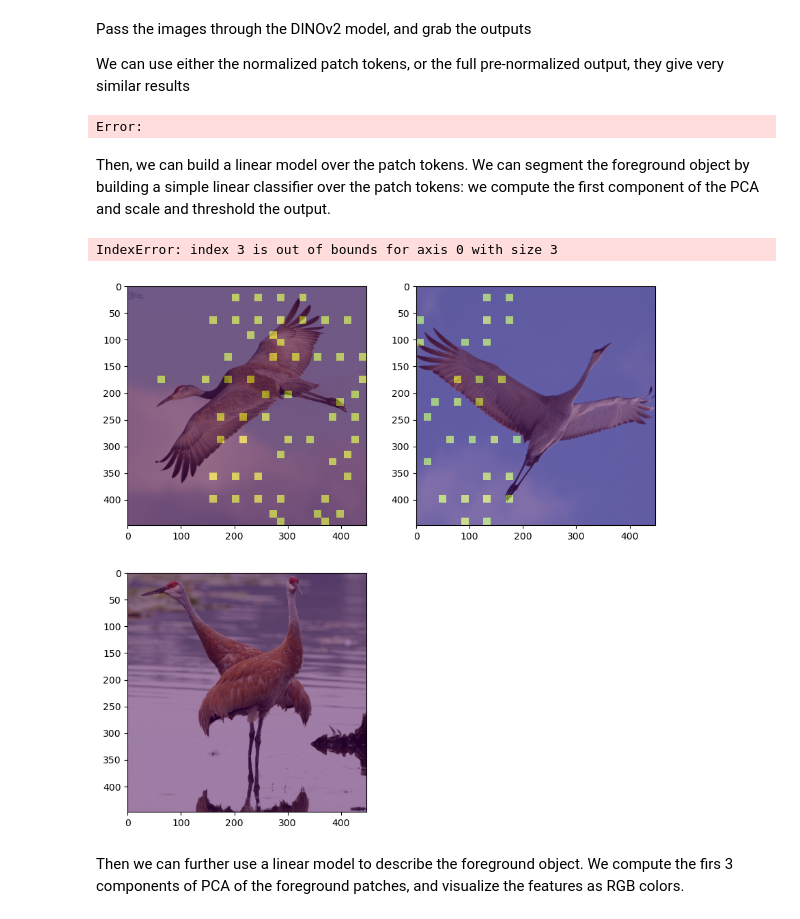
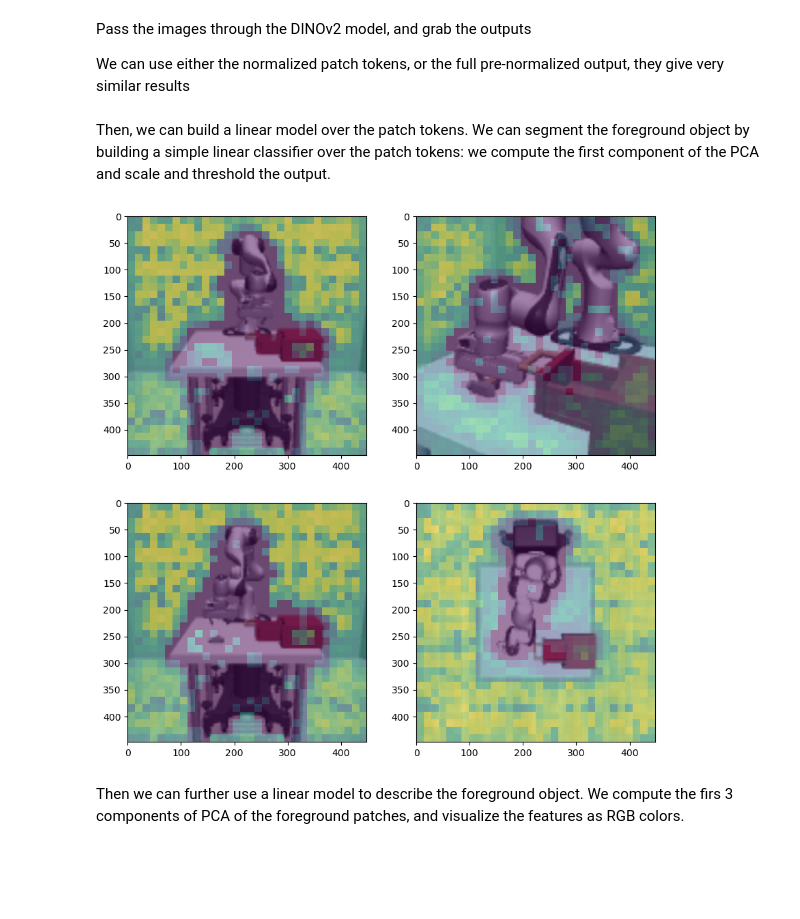
Before and after one commit to jyax1/2952k_g8_final_proj, a Jupyter notebook: fg_segmantation.ipynb, the cells around one changed output. Drawn from its saved outputs; the diff is of its cells as text; code cells hidden in the pictures; blank space fills up the shorter version.

Commit message:
added dino_test_imgs

```diff
--- a/fg_segmantation.ipynb
+++ b/fg_segmantation.ipynb
@@ -24,4 +24,5 @@ device(type='cuda')
 # %%
 # BASE
 model = torch.hub.load('facebookresearch/dinov2', 'dinov2_vitb14')
+feature_length = 768
 # %% [output]
@@ -49,7 +51,7 @@ import torchvision.transforms as tt
 images = []
 
 for i in range(1,5):
-    image = cv2.imread(f"./data/crane/crane{i}.jpg")
+    image = cv2.imread(f"data/dino_test_imgs/{i}.png")
     image = cv2.resize(image, (448,448))
     image = cv2.cvtColor(image, cv2.COLOR_BGR2RGB)
     image = image.astype('float32')/255
@@ -73,10 +75,8 @@ Pass the images through the DINOv2 model, and grab the outputs
 We can use either the normalized patch tokens, or the full pre-normalized output, they give very similar results
 # %%
 result = model.forward_features(input_tensor)
-# %% [output]
-Error:
 # %%
-patch_tokens = result['x_norm_patchtokens'].detach().numpy().reshape([4,1536,-1])
+patch_tokens = result['x_norm_patchtokens'].detach().numpy().reshape([4,1024,-1])
 
 # patch_tokens = result['x_prenorm'].detach().numpy().reshape([4,1025,-1])
 # patch_tokens = patch_tokens[:,1:,:]
@@ -85,35 +85,34 @@ Then, we can build a linear model over the patch tokens. We can segment the fore
 # %%
 from sklearn.decomposition import PCA
 from sklearn.preprocessing import minmax_scale
 
 fg_pca = PCA(n_components=1)
 
 masks=[]
 plt.figure(figsize=(10,10))
 
-all_patches = patch_tokens.reshape([-1,1024])
+all_patches = patch_tokens.reshape([-1,feature_length])
 reduced_patches = fg_pca.fit_transform(all_patches)
 # scale the feature to (0,1)
 norm_patches = minmax_scale(reduced_patches)
 
 # reshape the feature value to the original image size
-image_norm_patches = norm_patches.reshape([3,1024])
+image_norm_patches = norm_patches.reshape([4,1024])
 
 for i in range(4):
     image_patches = image_norm_patches[i,:]
 
     # choose a threshold to segment the foreground
-    mask = (image_patches > 0.9).ravel()
+    mask = (image_patches > 0.2).ravel()
     masks.append(mask)
 
     image_patches[np.logical_not(mask)] = 0
 
     plt.subplot(221+i)
     plt.imshow(images[i])
     plt.imshow(image_patches.reshape([32,-1]).T, extent=(0,448,448,0), alpha=0.5)
 # %% [output]
-IndexError: index 3 is out of bounds for axis 0 with size 3
-[figure, old version]
+[figure, new version]
 # %% [markdown]
 Then we can further use a linear model to describe the foreground object. We compute the firs 3 components of PCA of the foreground patches, and visualize the features as RGB colors.
 # %%
```
Also changed, not shown: parts of 7 cells of this notebook, 4 other files.
